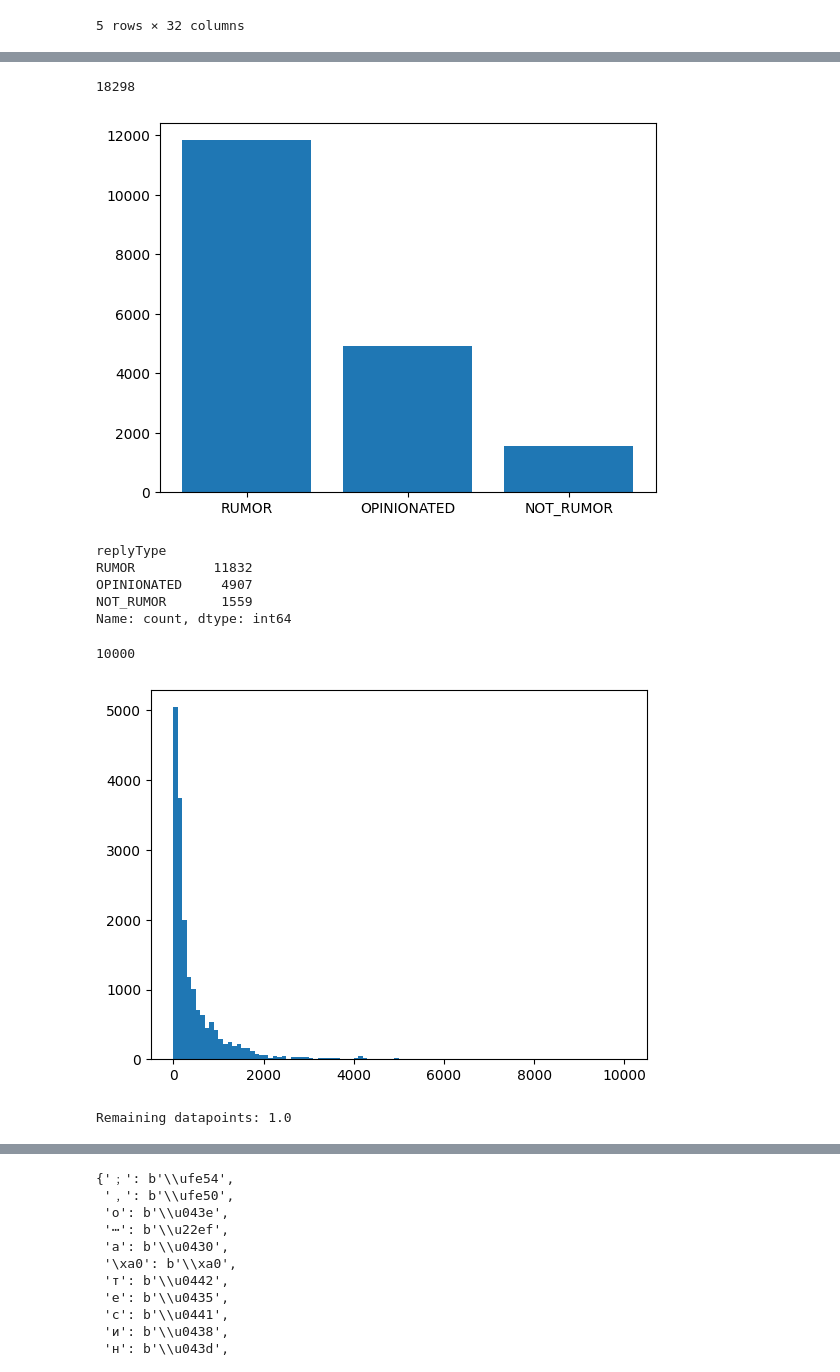
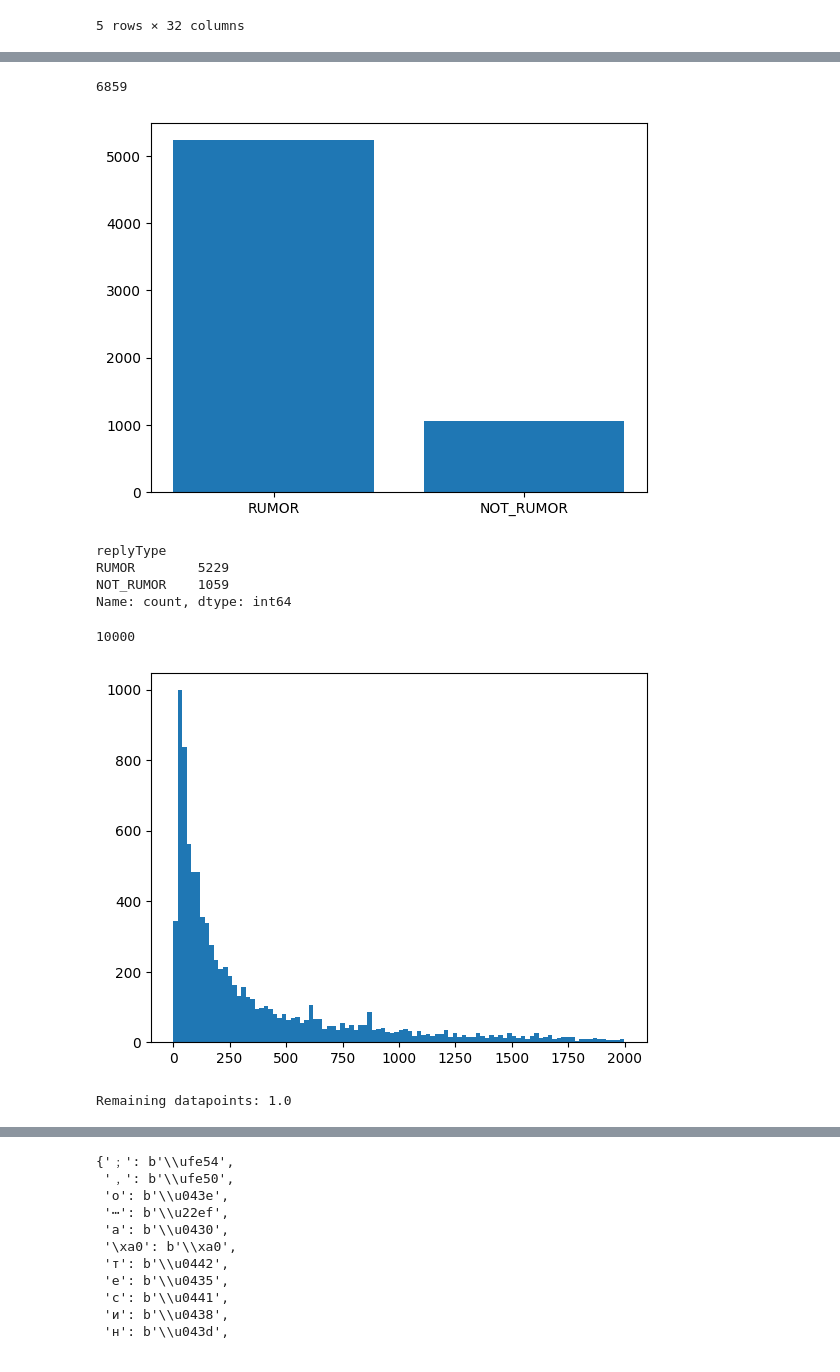
Before and after one commit to WilliamPLaCroix/NN-SoftP, a Jupyter notebook: cofacts.ipynb, the cells around one changed output, grey strips where cells are left out. Saved outputs shown, nothing was run; the diff lists cells and outputs as text; code cells hidden in the pictures.

Commit message:
train on cofacts

```diff
--- a/cofacts.ipynb
+++ b/cofacts.ipynb
@@ -72,10 +67,13 @@ DatasetDict({
 
 political = ["intl", "oT2o7nEBrIRcahlYKQoM", "kj287XEBrIRcahlYvQoS"]
 political_cofacts = art_rep_cat_df[art_rep_cat_df["categoryId"].isin(political)]
-political_cofacts = political_cofacts[political_cofacts["replyType"] != "NOT_ARTICLE"]
+political_cofacts = political_cofacts[political_cofacts["articleType"] == "TEXT"]
+political_cofacts = political_cofacts[political_cofacts["replyType"].isin(["RUMOR", "NOT_RUMOR"])]
+political_cofacts = political_cofacts[["id", "text", "replyType"]]
+political_cofacts = political_cofacts.drop_duplicates()
 len(political_cofacts)
 # %% [output]
-18298
+6859
 # %%
 # imbalance
 lab_counts = political_cofacts["replyType"].value_counts()
@@ -83,11 +81,10 @@ plt.bar(lab_counts.index, lab_counts.values)
 plt.show()
 print(lab_counts)
 # %% [output]
-[figure, old version]
+[figure, new version]
 replyType
-RUMOR          11832
-OPINIONATED     4907
-NOT_RUMOR       1559
+RUMOR        5229
+NOT_RUMOR    1059
 Name: count, dtype: int64
 # %%
 def get_max_length(texts: list):
@@ -110,9 +107,9 @@ get_max_length(political_cofacts["text"])
 # %% [output]
 10000
 # %%
-inspect_dist(political_cofacts["text"].dropna().apply(len), threshold=10000)
+inspect_dist(political_cofacts["text"].dropna().apply(len), threshold=2000)
 # %% [output]
-[figure, old version]
+[figure, new version]
 Remaining datapoints: 1.0
 # %%
 political_cofacts[political_cofacts["text"].str.len() == 28]
```
Also changed, not shown: parts of 10 cells of this notebook, 2 other files.
